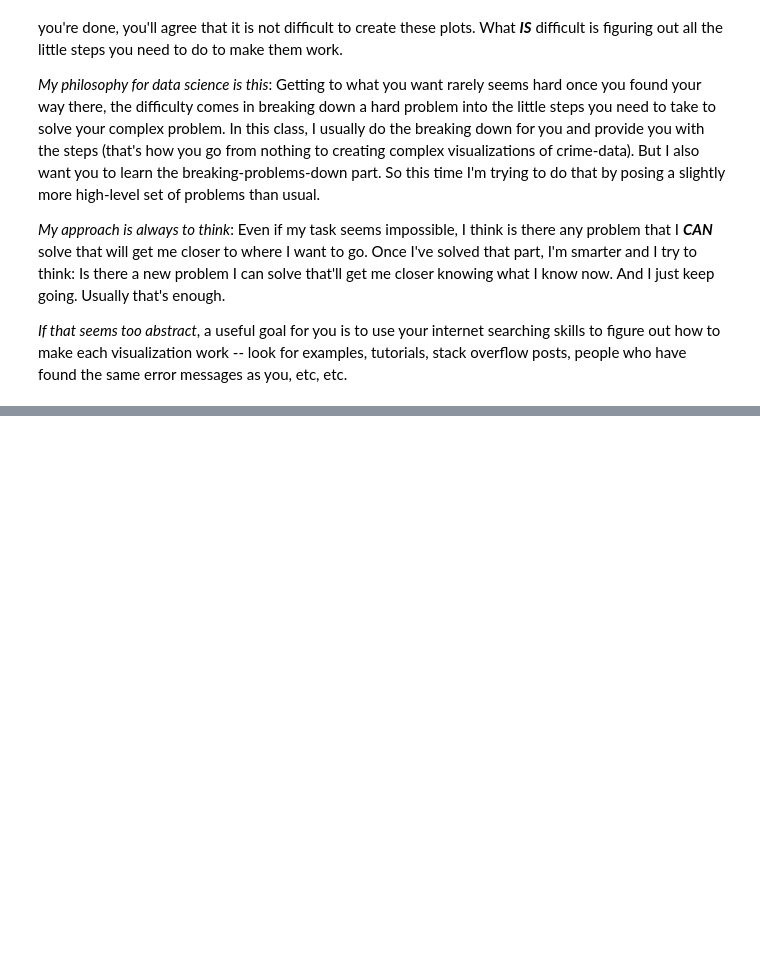
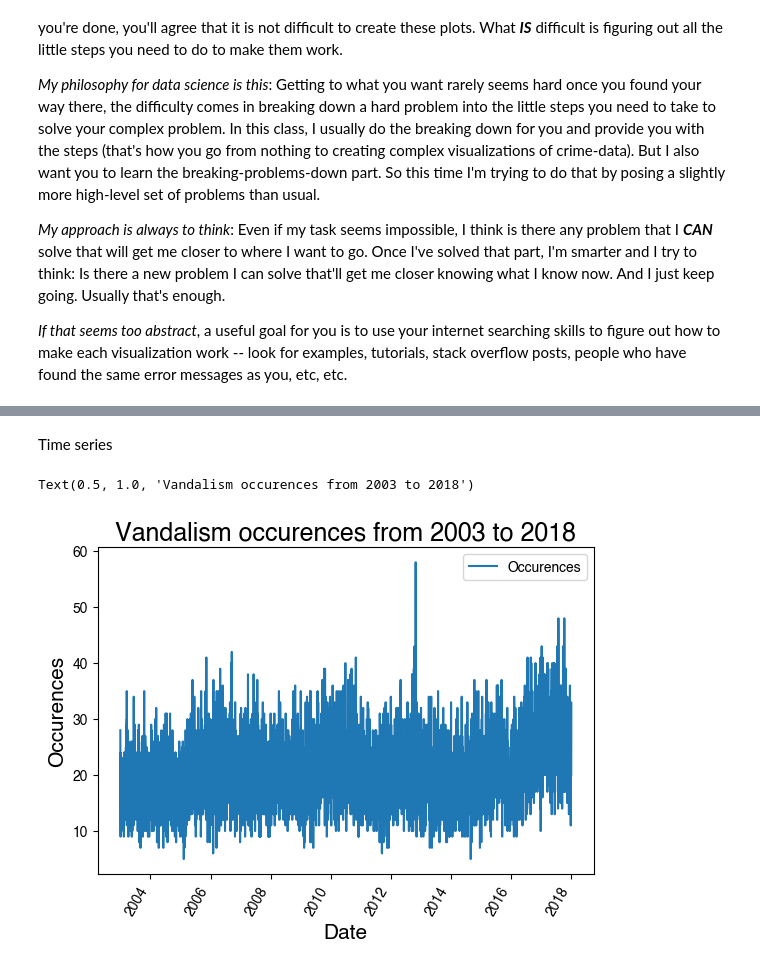
Before and after one commit to GustavHansen99/socialdata2023, a Jupyter notebook: lectures/Week2.ipynb, the cells around one changed output, grey strips where cells are left out. Cells and saved outputs as stored; diff of their text form; code cells hidden in the pictures; blank space fills up the shorter version.

```diff
--- a/lectures/Week2.ipynb
+++ b/lectures/Week2.ipynb
@@ -270,3 +360,17 @@ We continue our mini-break from barcharts by exploring more ways to plot tempora
+# %% [markdown]
+Time series
+# %%
+time_series_data = pre_2018_data[pre_2018_data["Category"] == "VANDALISM"]["Date"].value_counts().sort_index()
+time_series_df = pd.DataFrame({'Date': time_series_data.index, 'Occurences': time_series_data.values})
+
+# Customize the line plot
+time_series_df.plot(x="Date", y="Occurences", rot = 60)
+plt.xlabel("Date",size = 15)
+plt.ylabel("Occurences", size = 15)
+plt.title("Vandalism occurences from 2003 to 2018", size = 18)
+# %% [output]
+Text(0.5, 1.0, 'Vandalism occurences from 2003 to 2018')
+[figure, added]
 # %% [markdown]
 # Part 5: Back to visualizing patterns in the data
 
```
Also changed, not shown: parts of 9 cells of this notebook.
